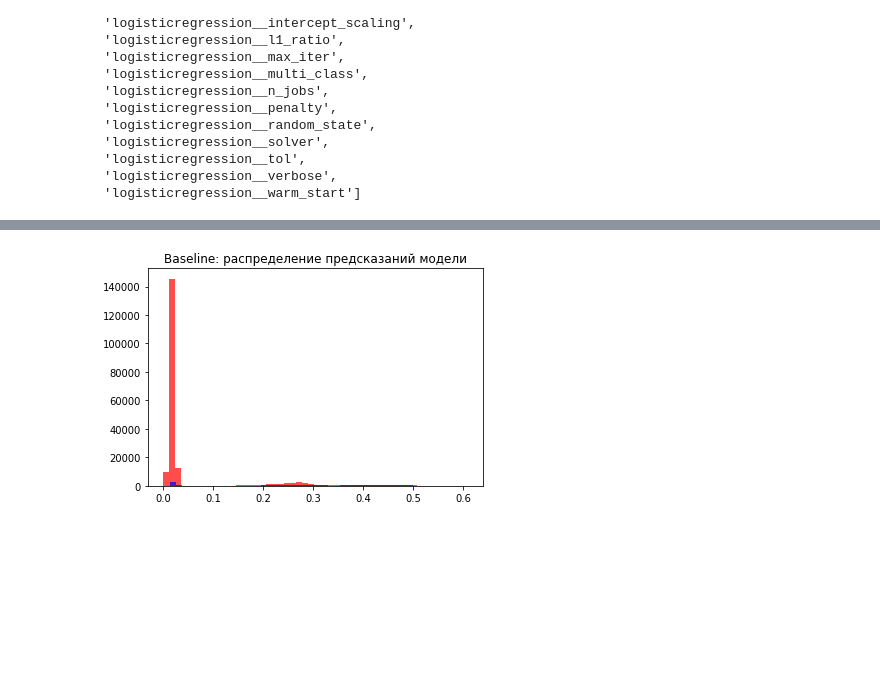
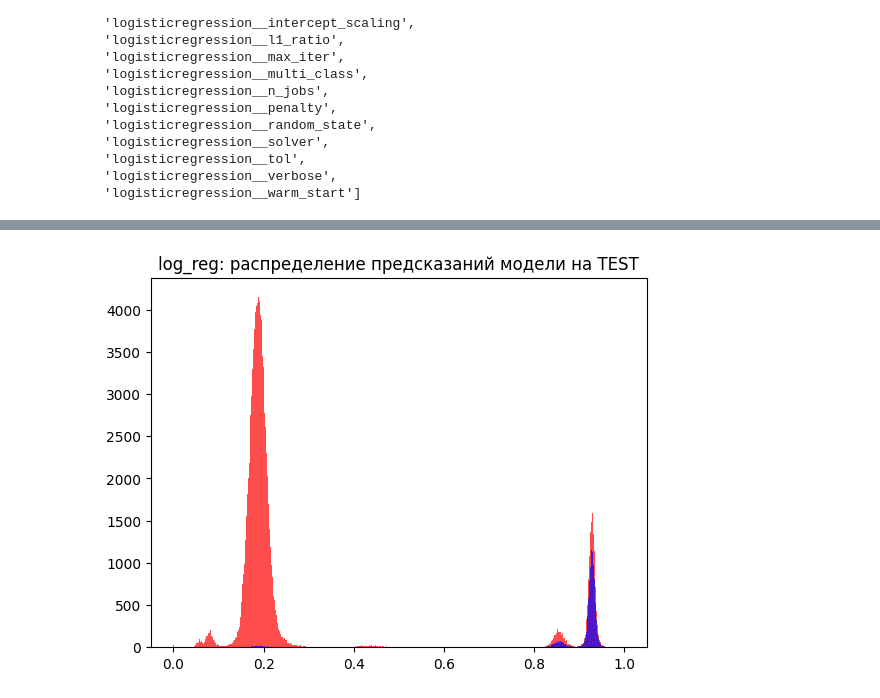
Before and after one commit to adurzin/Megafon, a Jupyter notebook: Megafon.ipynb, the cells around one changed output, grey strips where cells are left out. Cells and saved outputs as stored; diff of their text form; code cells hidden in the pictures; blank space fills up the shorter version.

```diff
--- a/Megafon.ipynb
+++ b/Megafon.ipynb
@@ -418,8 +574,8 @@ feat_select.transform(X_test).shape
 # %%
 lg_feat_select_pipe = make_pipeline(
     feat_prep_pipeline,
-    SelectFromModel(LogisticRegression(random_state=seed), threshold=1e-4),
-    LogisticRegression(random_state=seed)
+    SelectFromModel(LogisticRegression(random_state=seed, class_weight='balanced', penalty='l2'), threshold=1e-4),
+    LogisticRegression(random_state=seed, class_weight='balanced', penalty='l2')
 )
 # %%
 [k for k in lg_feat_select_pipe.get_params() if 'select' in k]
@@ -427,8 +601,11 @@ lg_feat_select_pipe = make_pipeline(
 %%time
 param_grid = [
     {
-        "selectfrommodel__max_features": [None, 5, 10, 50, 100, 150],
+        "selectfrommodel__max_features": [None, 10, 50, 100, 150],
         "selectfrommodel__threshold": [-np.inf]
+    },
+    {
+        "selectfrommodel__threshold": [10e-4]
     }
 ]
 
@@ -440,8 +633,10 @@ lg_feat_select_gsc = run_grid_search(lg_feat_select_pipe, X_train, y_train, para
 # %%
-lg_pipe_best = lg_feat_select_gsc.best_estimator_
+lg_best = lg_feat_select_gsc.best_estimator_
 # %%
 %%time
-lg_pipe_best.fit(X_train, y_train)
+lg_best.fit(X_train, y_train)
 
-lg_pipe_best_pred = lg_pipe_best.predict_proba(X_test)[:,1]
+lg_pipe_best_train_pred = lg_best.predict_proba(X_train)[:,1]
+
+lg_best_test_pred = lg_best.predict_proba(X_test)[:,1]
 # %% [output]
@@ -449,7 +651,7 @@ Wall time: 52.3 s
 # %%
-plt.title("Baseline: распределение предсказаний модели")
-plt.hist(lg_pipe_best_pred[~y_test.astype(bool)], bins=50, color='r', alpha=0.7);
-plt.hist(lg_pipe_best_pred[y_test.astype(bool)], bins=50, color='b', alpha=0.7);
+plt.title("log_reg: распределение предсказаний модели на TEST")
+plt.hist(lg_best_test_pred[~y_test.astype(bool)], bins=1000, color='r', alpha=0.7);
+plt.hist(lg_best_test_pred[y_test.astype(bool)], bins=1000, color='b', alpha=0.7);
 # %% [output]
-[figure, old version]
+[figure, new version]
 # %%
```
Also changed, not shown: parts of 98 cells of this notebook, 3 other files.
